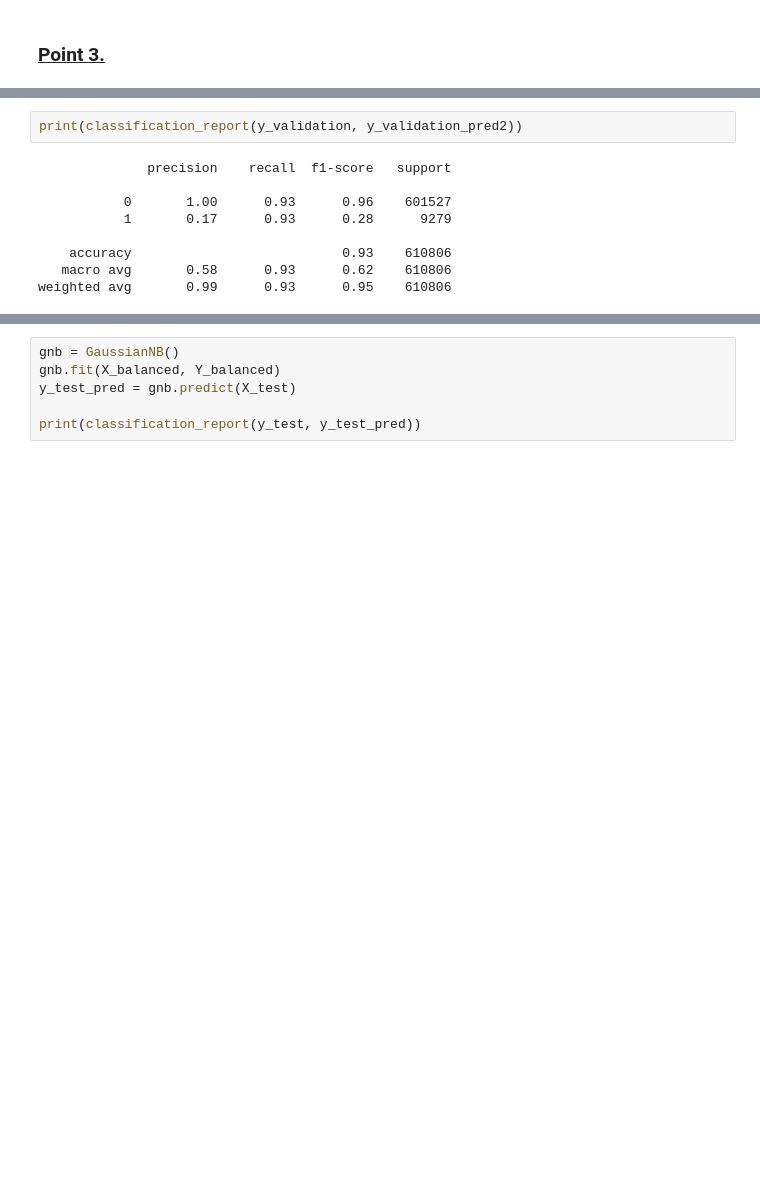
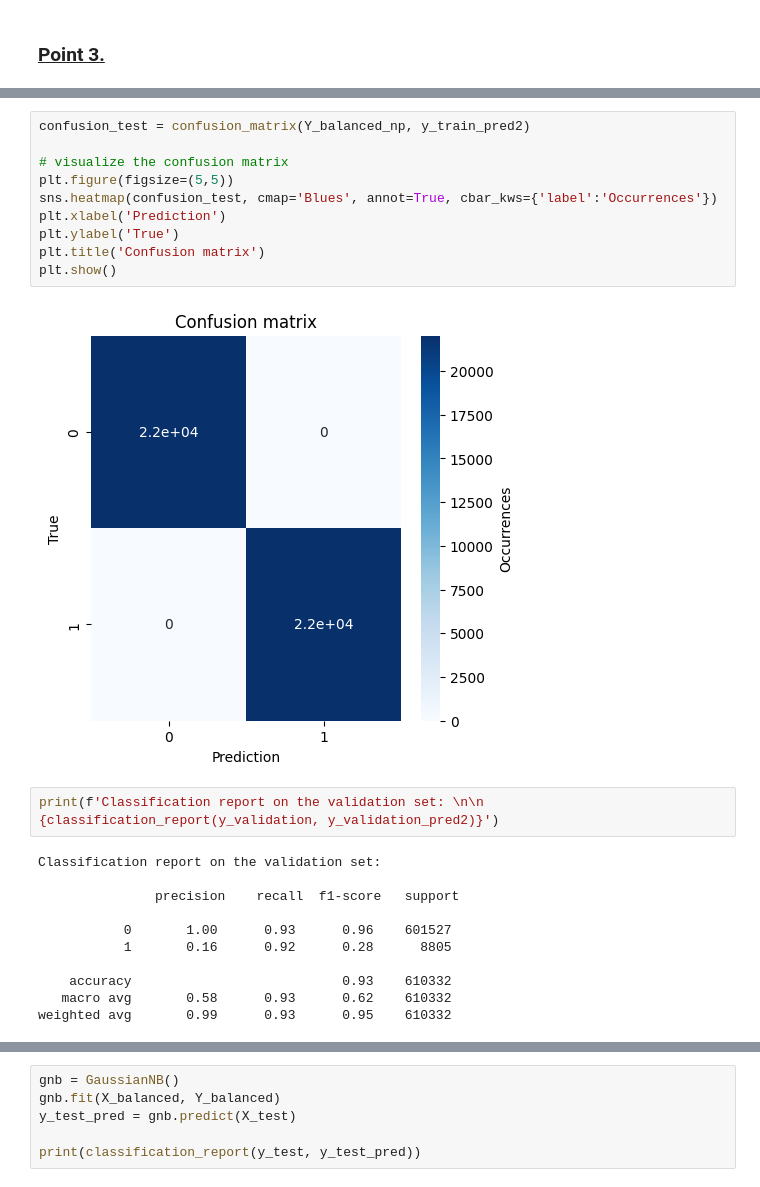
Before and after one commit to PeshX/ML4N_RTP_Project, a Jupyter notebook: Script2.ipynb, the cells around one changed output, grey strips where cells are left out. Drawn from its saved outputs; the diff is of its cells as text; blank space fills up the shorter version.

```diff
--- a/Script2.ipynb
+++ b/Script2.ipynb
@@ -131,11 +164,25 @@ weighted avg       1.00      1.00      1.00     46400
+# %%
+confusion_test = confusion_matrix(Y_balanced_np, y_train_pred2)
+
+# visualize the confusion matrix
+plt.figure(figsize=(5,5))
+sns.heatmap(confusion_test, cmap='Blues', annot=True, cbar_kws={'label':'Occurrences'})
+plt.xlabel('Prediction')
+plt.ylabel('True')
+plt.title('Confusion matrix')
+plt.show()
+# %% [output]
+[figure, added]
 # %%
-print(classification_report(y_validation, y_validation_pred2))
+print(f'Classification report on the validation set: \n\n {classification_report(y_validation, y_validation_pred2)}')
 # %% [output]
-              precision    recall  f1-score   support
+Classification report on the validation set:
+
+               precision    recall  f1-score   support
 
            0       1.00      0.93      0.96    601527
-           1       0.17      0.93      0.28      9279
+           1       0.16      0.92      0.28      8805
 
-    accuracy                           0.93    610806
-   macro avg       0.58      0.93      0.62    610806
-weighted avg       0.99      0.93      0.95    610806
+    accuracy                           0.93    610332
+   macro avg       0.58      0.93      0.62    610332
+weighted avg       0.99      0.93      0.95    610332
```
Also changed, not shown: parts of 36 cells of this notebook.
